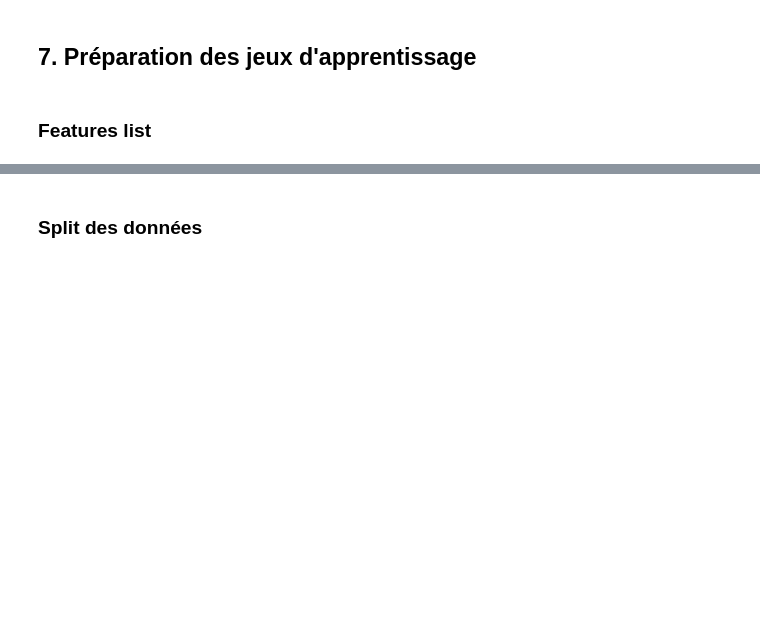
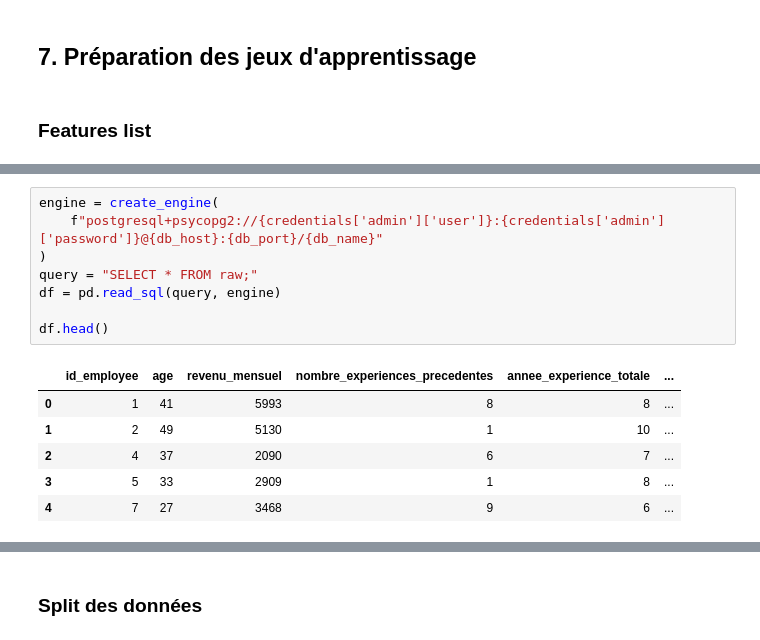
Before and after one commit to Kisai-DG-SLU/attrition-esn-model, a Jupyter notebook: notebooks/01_notebook.ipynb, the cells around one changed output, grey strips where cells are left out. Saved outputs shown, nothing was run; the diff lists cells and outputs as text; blank space fills up the shorter version.

```diff
--- a/notebooks/01_notebook.ipynb
+++ b/notebooks/01_notebook.ipynb
@@ -522,0 +727,15 @@ data_subset = df_central[all_features].copy()
+# %%
+engine = create_engine(
+    f"postgresql+psycopg2://{credentials['admin']['user']}:{credentials['admin']['password']}@{db_host}:{db_port}/{db_name}"
+)
+query = "SELECT * FROM raw;"
+df = pd.read_sql(query, engine)
+
+df.head()
+# %% [output]
+|  | id_employee | age | revenu_mensuel | nombre_experiences_precedentes | annee_experience_totale | ... |
+| 0 | 1 | 41 | 5993 | 8 | 8 | ... |
+| 1 | 2 | 49 | 5130 | 1 | 10 | ... |
+| 2 | 4 | 37 | 2090 | 6 | 7 | ... |
+| 3 | 5 | 33 | 2909 | 1 | 8 | ... |
+| 4 | 7 | 27 | 3468 | 9 | 6 | ... |
```
Also changed, not shown: parts of 17 cells of this notebook, 12 other files.
